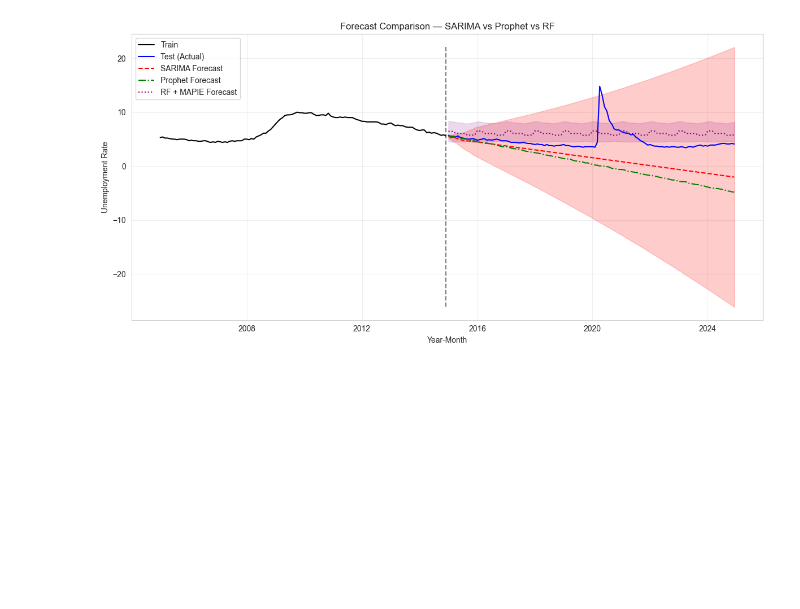
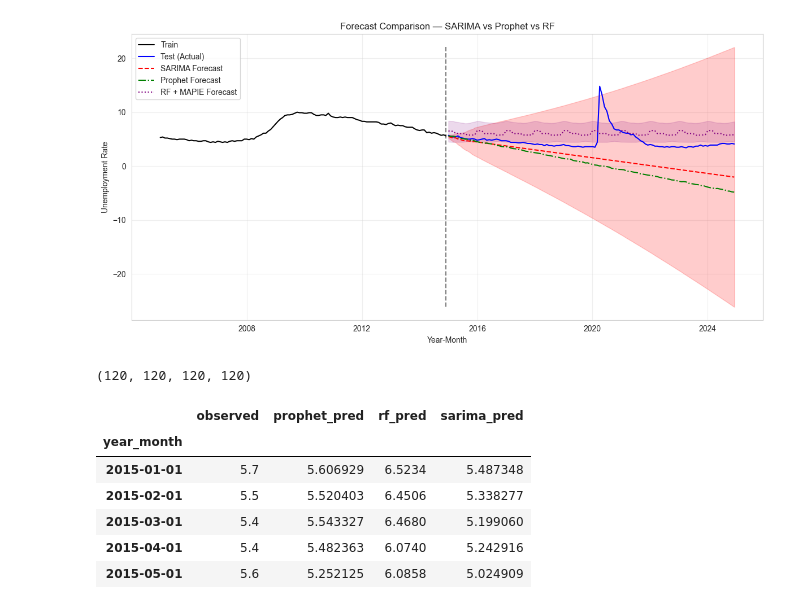
Before and after one commit to rafaelcattan/rafaelcattan.github.io, a Jupyter notebook: analysis/notebooks/data_analysis.ipynb, the cells around one changed output. Saved outputs shown, nothing was run; the diff lists cells and outputs as text; code cells hidden in the pictures; blank space fills up the shorter version.

```diff
--- a/analysis/notebooks/data_analysis.ipynb
+++ b/analysis/notebooks/data_analysis.ipynb
@@ -968,3 +997,24 @@ plt.tight_layout()
 plt.show()
 # %% [output]
 [figure]
+# %%
+len(prophet_pred), len(rf_pred), len(forecast_mean), len(sarima_results.predict(start=len(train), end=len(df)-1))
+# %% [output]
+(120, 120, 120, 120)
+# %%
+df_predictions = pd.DataFrame({
+    'observed': test['unemployment_rate'],
+    'prophet_pred': prophet_pred,
+    'rf_pred': rf_pred,
+    'sarima_pred': forecast_mean
+})
+
+df_predictions.index = test.index
+# %% [output]
+|  | observed | prophet_pred | rf_pred | sarima_pred |
+| year_month |  |  |  |  |
+| 2015-01-01 | 5.7 | 5.606929 | 6.5234 | 5.487348 |
+| 2015-02-01 | 5.5 | 5.520403 | 6.4506 | 5.338277 |
+| 2015-03-01 | 5.4 | 5.543327 | 6.4680 | 5.199060 |
+| 2015-04-01 | 5.4 | 5.482363 | 6.0740 | 5.242916 |
+| 2015-05-01 | 5.6 | 5.252125 | 6.0858 | 5.024909 |
```
Also changed, not shown: parts of 9 cells of this notebook, 5 other files.
